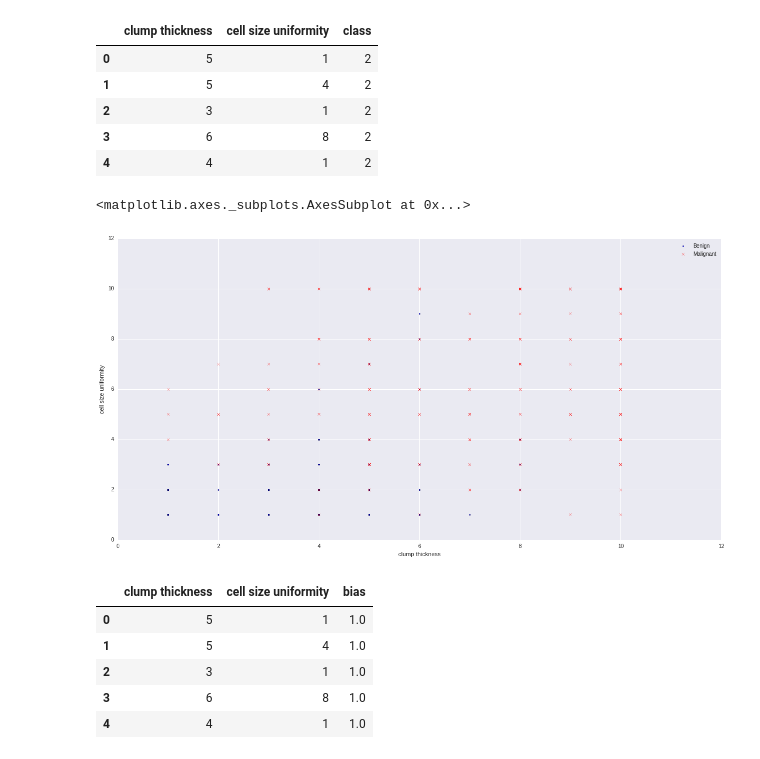
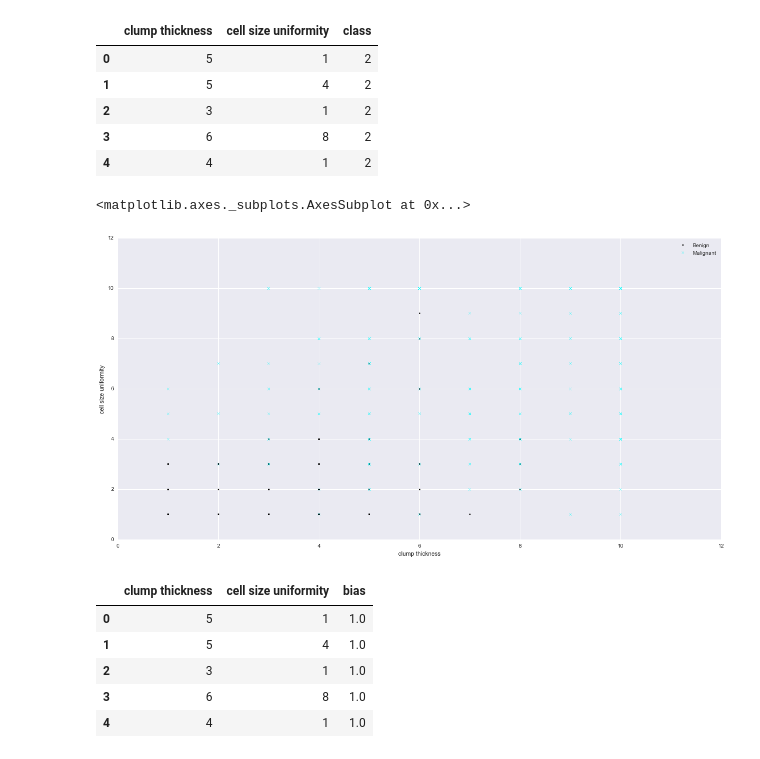
Before and after one commit to rurouni-najeeb/Kaggle, a Jupyter notebook: Logistic Regression.ipynb, the cells around one changed output. Cells and saved outputs as stored; diff of their text form; code cells hidden in the pictures.

```diff
--- a/Logistic Regression.ipynb
+++ b/Logistic Regression.ipynb
@@ -56,11 +56,11 @@ X.head()
 | 3 | 6 | 8 | 2 |
 | 4 | 4 | 1 | 2 |
 # %%
-ax = X[X['class'] == 2].plot(kind='scatter',x='clump thickness',y='cell size uniformity',label='Benign',marker='.',c='b')
-X[X['class'] == 4].plot(kind='scatter',x='clump thickness',y='cell size uniformity',label='Malignant',c='r',ax=ax,marker='x')
+ax = X[X['class'] == 2].plot(kind='scatter',x='clump thickness',y='cell size uniformity',label='Benign',marker='.',c='black')
+X[X['class'] == 4].plot(kind='scatter',x='clump thickness',y='cell size uniformity',label='Malignant',c='cyan',ax=ax,marker='x')
 # %% [output]
 <matplotlib.axes._subplots.AxesSubplot at 0x...>
-[figure, old version]
+[figure, new version]
 # %%
 X['bias'] = np.ones(X.shape[0],)
 try:
```
Also changed, not shown: 6 other files.
